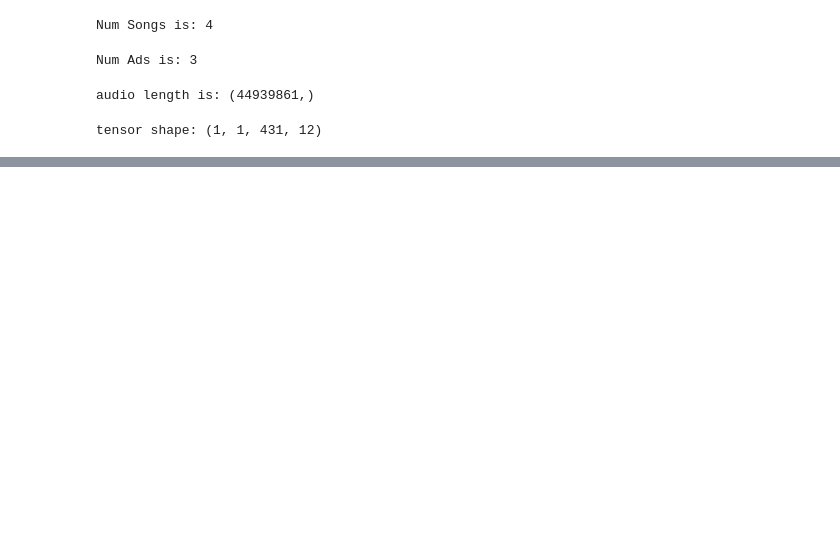
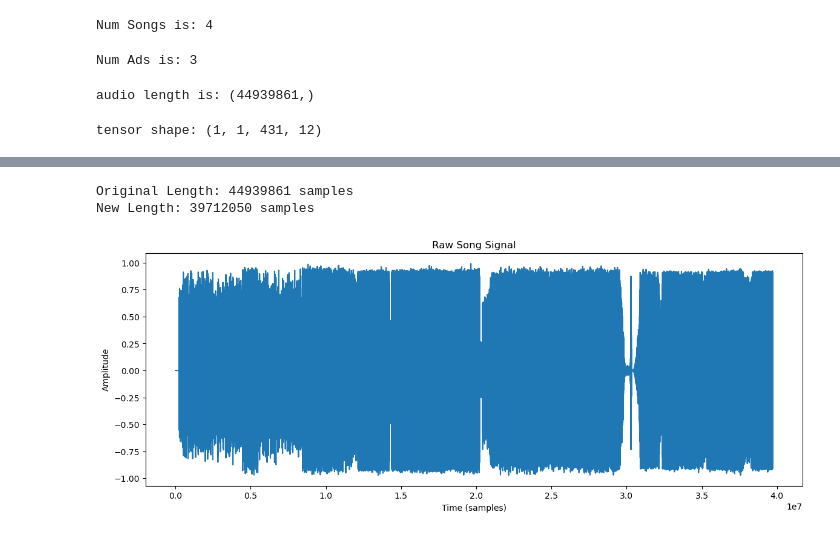
Before and after one commit to sion23/radio-adblock, a Jupyter notebook: cnn_test_complex.ipynb, the cells around one changed output, grey strips where cells are left out. Cells and saved outputs as stored; diff of their text form; code cells hidden in the pictures; blank space fills up the shorter version.

```diff
--- a/cnn_test_complex.ipynb
+++ b/cnn_test_complex.ipynb
@@ -186,0 +351,31 @@ plt.show()
+# %%
+# remove Ads (MFCC + delta)
+audio_out_mfcc_d = []
+audio_out_mfcc_d.extend(audio[0:win_length])
+song_val = [1]
+threshold = win_div//2
+for i in range(win_div, len(audio_eval_mfcc_d) - win_div):
+    count = 0
+    for j in range(i-(win_div//2), i+(win_div//2)):
+        if(audio_eval_mfcc_d[j] == song_val):
+            count += 1
+    # if majority of overlapping windows say song
+    if(count > threshold):
+        audio_out_mfcc_d.extend(audio[(window_stride*i):(window_stride*(i+1))])
+
+print(f"Original Length: {len(audio)} samples")
+print(f"New Length: {len(audio_out_mfcc_d)} samples")
+
+plt.figure(figsize=(14, 5))
+plt.plot(audio_out_mfcc_d)
+plt.xlabel('Time (samples)')
+plt.ylabel('Amplitude')
+plt.title('Raw Song Signal')
+plt.show()
+
+audio_out_mfcc_d = np.array(audio_out_mfcc_d, dtype=np.float32)
+wavfile.write(os.path.join("testing_audio", "mfcc_d_output.wav"), sr, audio_out_mfcc_d)
+# %% [output]
+Original Length: 44939861 samples
+New Length: 39712050 samples
+[figure, added]
```
Also changed, not shown: parts of 10 cells of this notebook, 2 other files.
